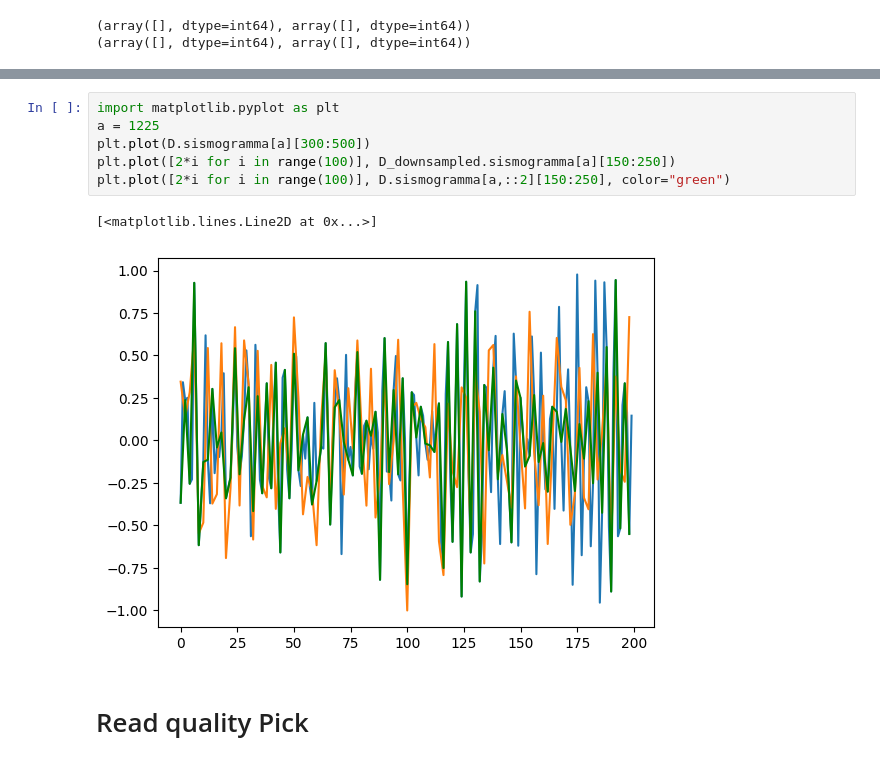
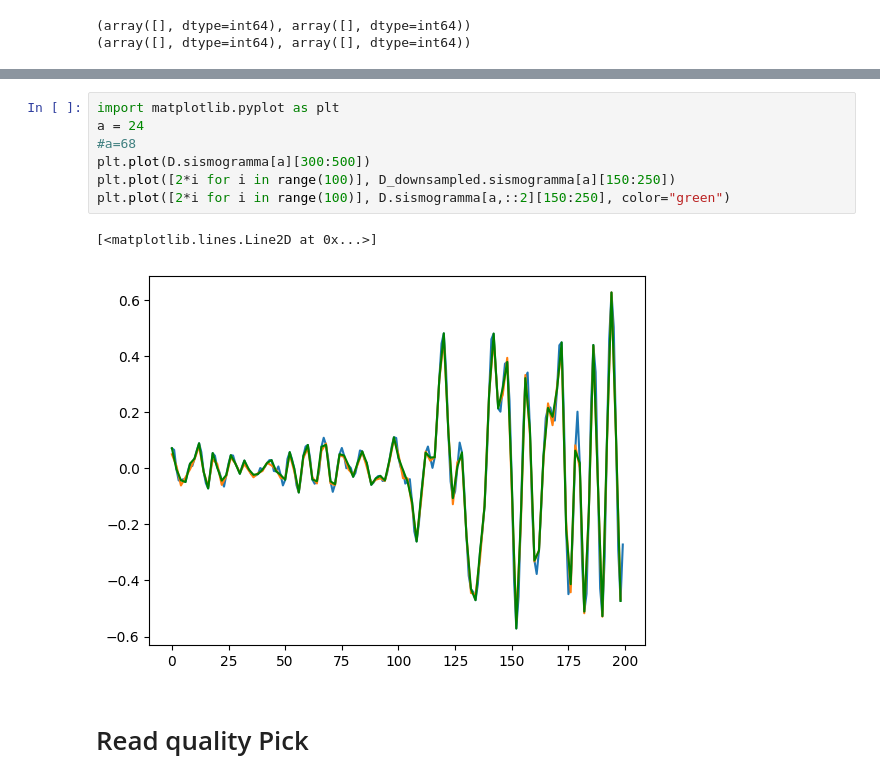
Before and after one commit to Nemenick/primoprogetto, a Jupyter notebook: Codici/_DETECT.ipynb, the cells around one changed output, grey strips where cells are left out. Drawn from its saved outputs; the diff is of its cells as text.

```diff
--- a/Codici/_DETECT.ipynb
+++ b/Codici/_DETECT.ipynb
@@ -357,13 +357,14 @@ ho creato hdf5
  PANDAS HA AGITO 0.3362800700124353
 # %%
 import matplotlib.pyplot as plt
-a = 1225
+a = 24
+#a=68
 plt.plot(D.sismogramma[a][300:500])
 plt.plot([2*i for i in range(100)], D_downsampled.sismogramma[a][150:250])
 plt.plot([2*i for i in range(100)], D.sismogramma[a,::2][150:250], color="green")
 # %% [output]
 [<matplotlib.lines.Line2D at 0x...>]
-[figure, old version]
+[figure, new version]
 # %% [markdown]
 # Read quality Pick
 # %%
```
Also changed, not shown: parts of 29 cells of this notebook, 3 other files.
